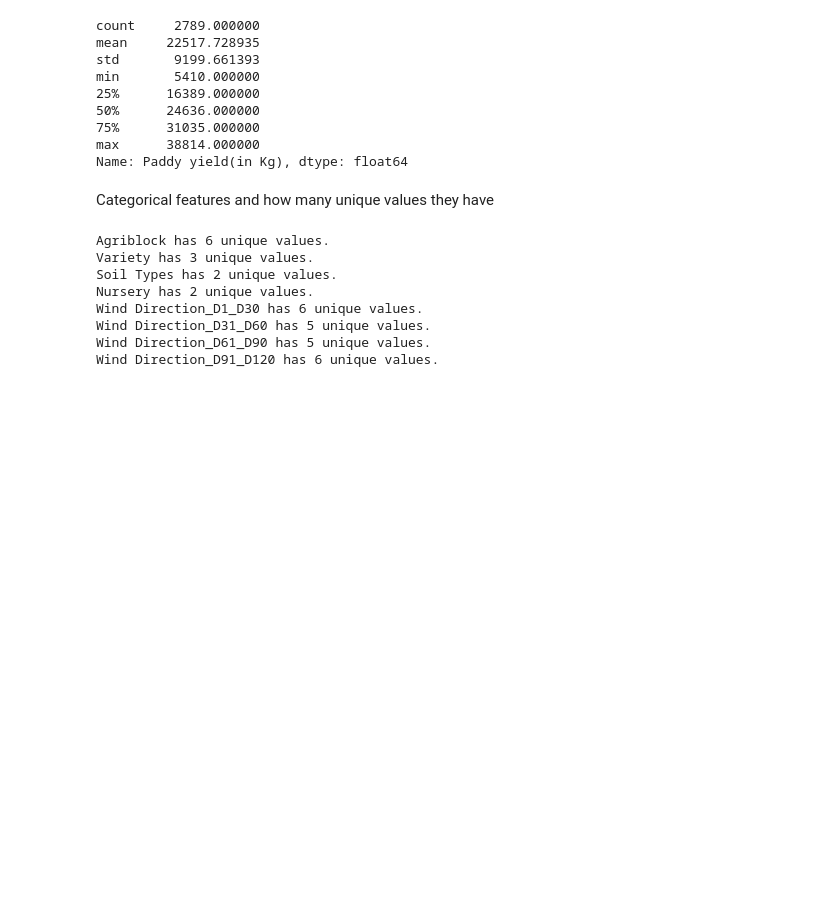
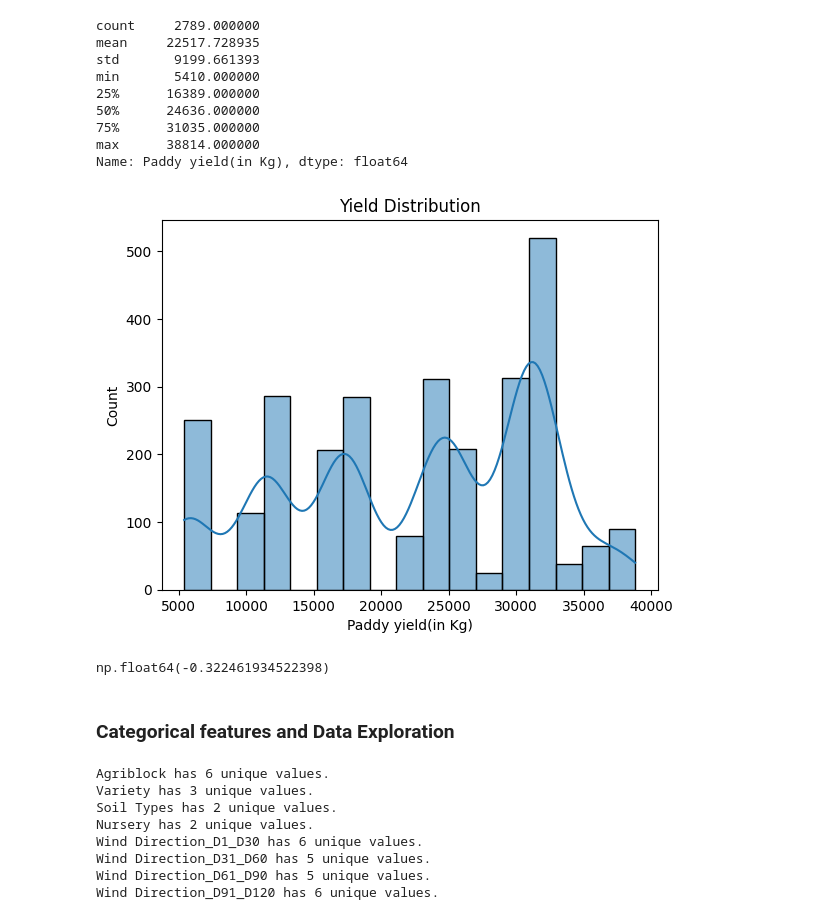
Before and after one commit to HelloPenguin1/Paddy_Yield_Prediction, a Jupyter notebook: notebooks/01_data_exploration.ipynb, the cells around one changed output. Cells and saved outputs as stored; diff of their text form; code cells hidden in the pictures; blank space fills up the shorter version.

Commit message:
added data exploration

```diff
--- a/notebooks/01_data_exploration.ipynb
+++ b/notebooks/01_data_exploration.ipynb
@@ -101,3 +115,18 @@ min       5410.000000
 75%      31035.000000
 max      38814.000000
 Name: Paddy yield(in Kg), dtype: float64
+# %%
+import seaborn as sns
+import matplotlib.pyplot as plt
+
+sns.histplot(df["Paddy yield(in Kg)"], kde=True)
+plt.title("Yield Distribution")
+plt.show()
+# %% [output]
+[figure, added]
+# %%
+df["Paddy yield(in Kg)"].skew()
+
+#What I gathered from this is that the target variable is fairly symmetrical and does not need any sort of transformation (such as log transform)
+# %% [output]
+np.float64(-0.322461934522398)
@@ -104,5 +135,5 @@ Name: Paddy yield(in Kg), dtype: float64
 # %% [markdown]
-Categorical features and how many unique values they have
+### Categorical features and Data Exploration
 # %%
 cat_cols = df.select_dtypes(include=["object"]).columns
 for i in cat_cols:
```
Also changed, not shown: parts of 6 cells of this notebook, 2 other files.
